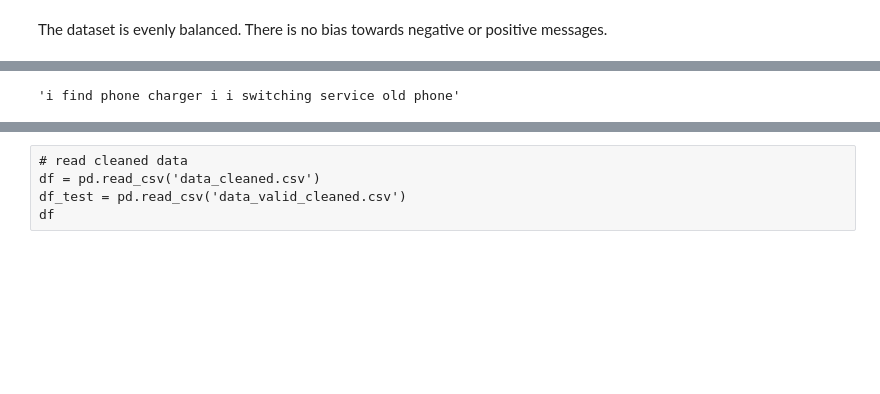
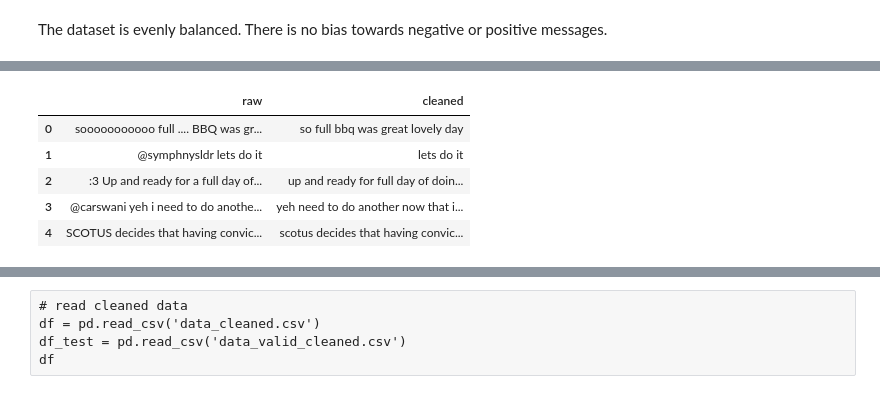
Before and after one commit to HerrMotz/AGDML-Lab, a Jupyter notebook: 0_Final/0_Final.ipynb, the cells around one changed output, grey strips where cells are left out. Drawn from its saved outputs; the diff is of its cells as text; code cells hidden in the pictures; blank space fills up the shorter version.

```diff
--- a/0_Final/0_Final.ipynb
+++ b/0_Final/0_Final.ipynb
@@ -135,4 +146,22 @@ def clean_text(text):
 [nltk_data] Downloading package words to
 [nltk_data]     C:\Users\frand\AppData\Roaming\nltk_data...
 [nltk_data]   Package words is already up-to-date!
+# %%
+to_be_cleaned_examples = [
+    "sooooooooooo full .... BBQ was great ..... lovely day ! ",
+    "@symphnysldr lets do it",
+    ":3 Up and ready for a full day of doing noithing. Apart from finishing new picture, animation, more guitar, tiding my rooms. And homework ",
+    "@carswani yeh i need to do another,now that im like u and have sum white face paint..but um..im ok..just tired",
+    "SCOTUS decides that having convicted someone removes their rights to bring evidence that could prove their innocence.  http://tr.im/oXqj"
+]
+cleaned_examples = [clean_text(c) for c in to_be_cleaned_examples]
+
+pd.DataFrame({'raw': to_be_cleaned_examples, 'cleaned': cleaned_examples})
+# %% [output]
+|  | raw | cleaned |
+| 0 | sooooooooooo full .... BBQ was gr... | so full bbq was great lovely day |
+| 1 | @symphnysldr lets do it | lets do it |
+| 2 | :3 Up and ready for a full day of... | up and ready for full day of doin... |
+| 3 | @carswani yeh i need to do anothe... | yeh need to do another now that i... |
+| 4 | SCOTUS decides that having convic... | scotus decides that having convic... |
 # %%
@@ -149,4 +190,0 @@ df_test.to_csv('data_valid_cleaned.csv', index=False)
-# %%
-clean_text("can't find my phone charger.. So I'm switching my service over to my old phone")
-# %% [output]
-'i find phone charger i i switching service old phone'
```
Also changed, not shown: parts of 17 cells of this notebook.
